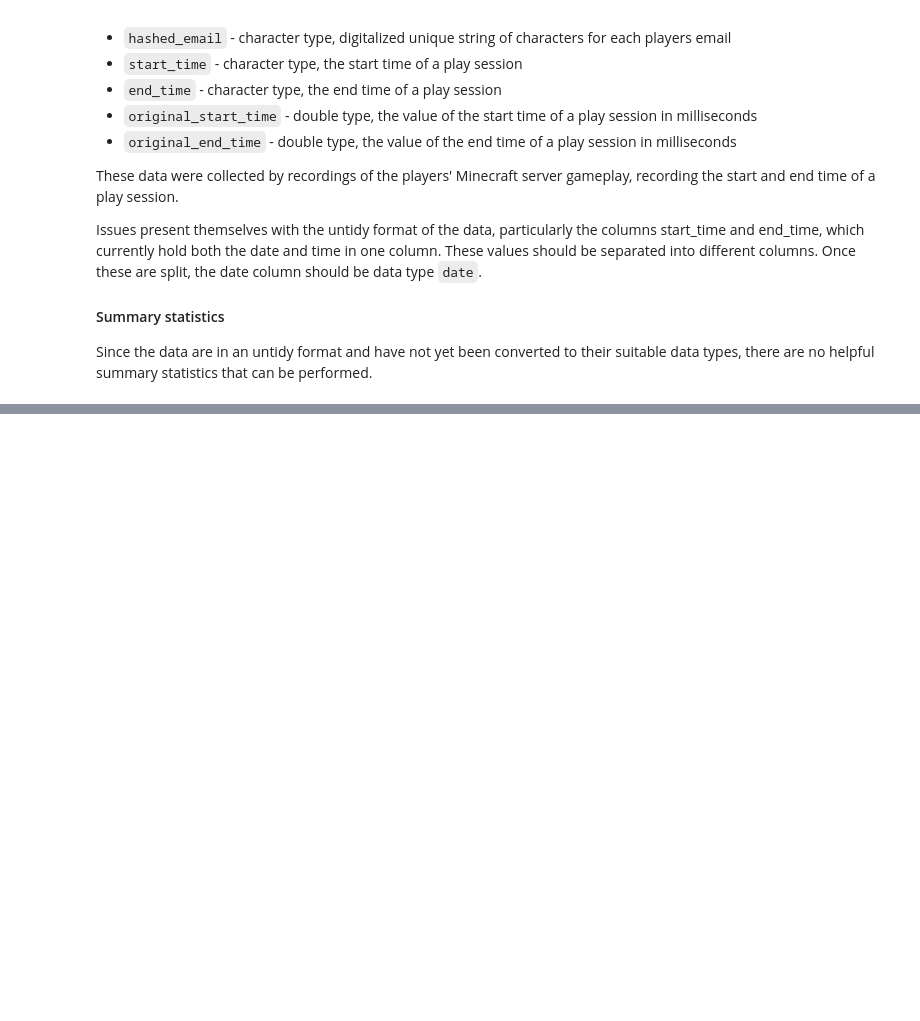
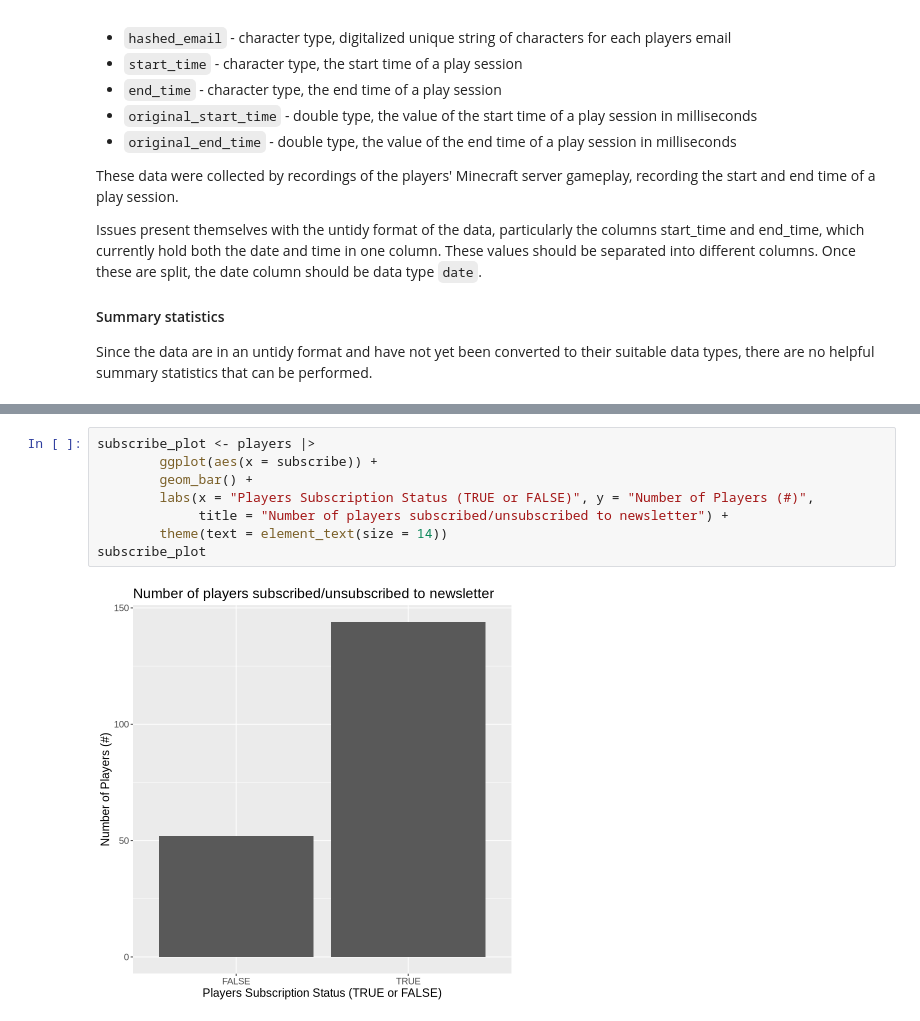
Before and after one commit to ralmoustadi/individual_project, a Jupyter notebook: project_planning.ipynb, the cells around one changed output, grey strips where cells are left out. Saved outputs shown, nothing was run; the diff lists cells and outputs as text; blank space fills up the shorter version.

```diff
--- a/project_planning.ipynb
+++ b/project_planning.ipynb
@@ -138,0 +222,10 @@ Using the age and subscribe variables from the dataset players.csv, a k-nn class
+# %%
+subscribe_plot <- players |>
+        ggplot(aes(x = subscribe)) +
+        geom_bar() +
+        labs(x = "Players Subscription Status (TRUE or FALSE)", y = "Number of Players (#)",
+             title = "Number of players subscribed/unsubscribed to newsletter") +
+        theme(text = element_text(size = 14))
+subscribe_plot
+# %% [output]
+[figure, added]
```
Also changed, not shown: parts of 7 cells of this notebook.
